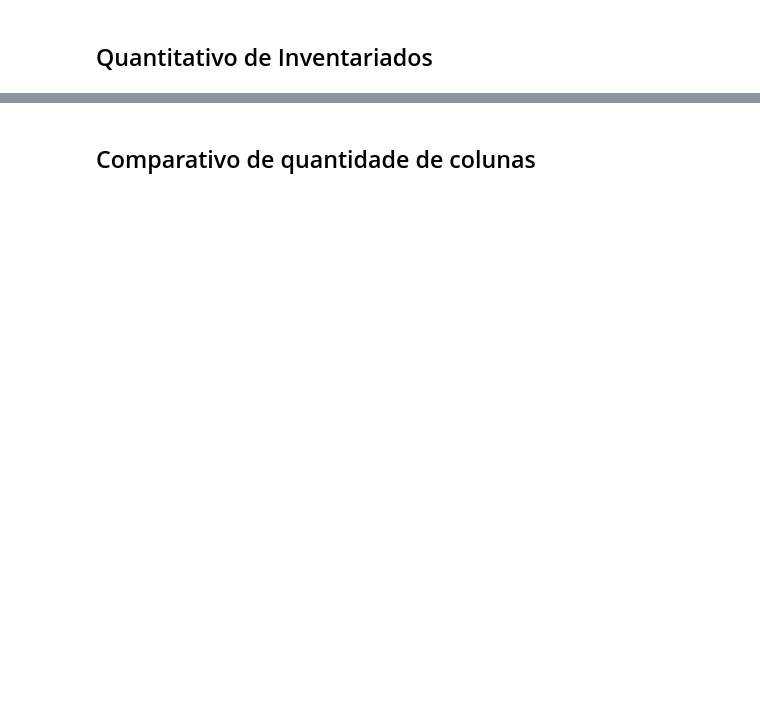
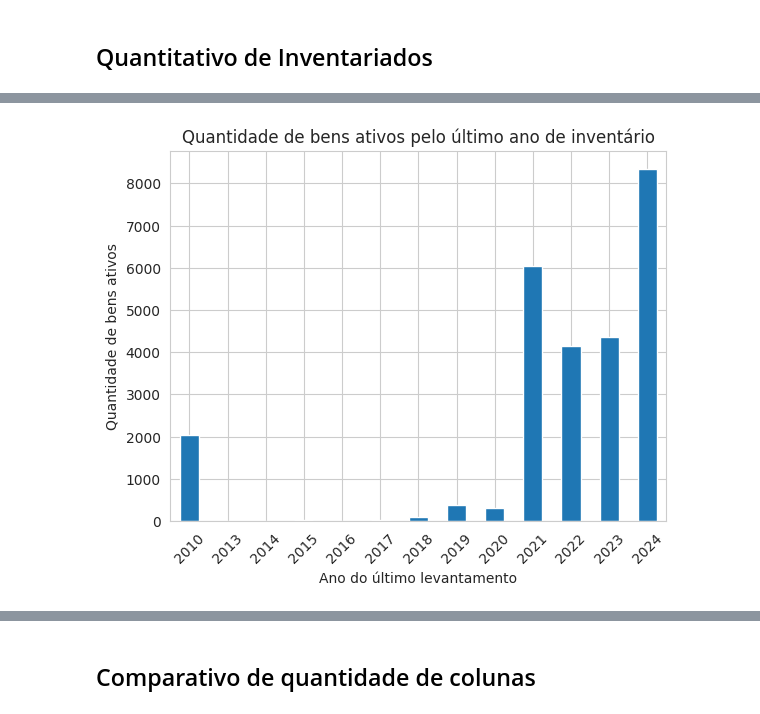
Before and after one commit to Mateus-cpa/tratamento_de_relatorio_elog_pf, a Jupyter notebook: Tratamento_de_relatório_geral_do_elog.ipynb, the cells around one changed output, grey strips where cells are left out. Drawn from its saved outputs; the diff is of its cells as text; code cells hidden in the pictures; blank space fills up the shorter version.

```diff
--- a/Tratamento_de_relatório_geral_do_elog.ipynb
+++ b/Tratamento_de_relatório_geral_do_elog.ipynb
@@ -495,0 +446,11 @@ dtype: int64
+# %%
+histograma_levantamento = bens_ativos.groupby('ano do levantamento')['ano do levantamento'].count()#
+
+#plotar histograma
+with sns.axes_style('whitegrid'):
+    grafico = histograma_levantamento.plot(kind='bar', title='Quantidade de bens ativos pelo último ano de inventário');
+    grafico.set_xlabel('Ano do último levantamento')
+    grafico.set_ylabel('Quantidade de bens ativos')
+    grafico.set_xticklabels(grafico.get_xticklabels(), rotation=45)
+# %% [output]
+[figure, added]
```
Also changed, not shown: parts of 33 cells of this notebook.
